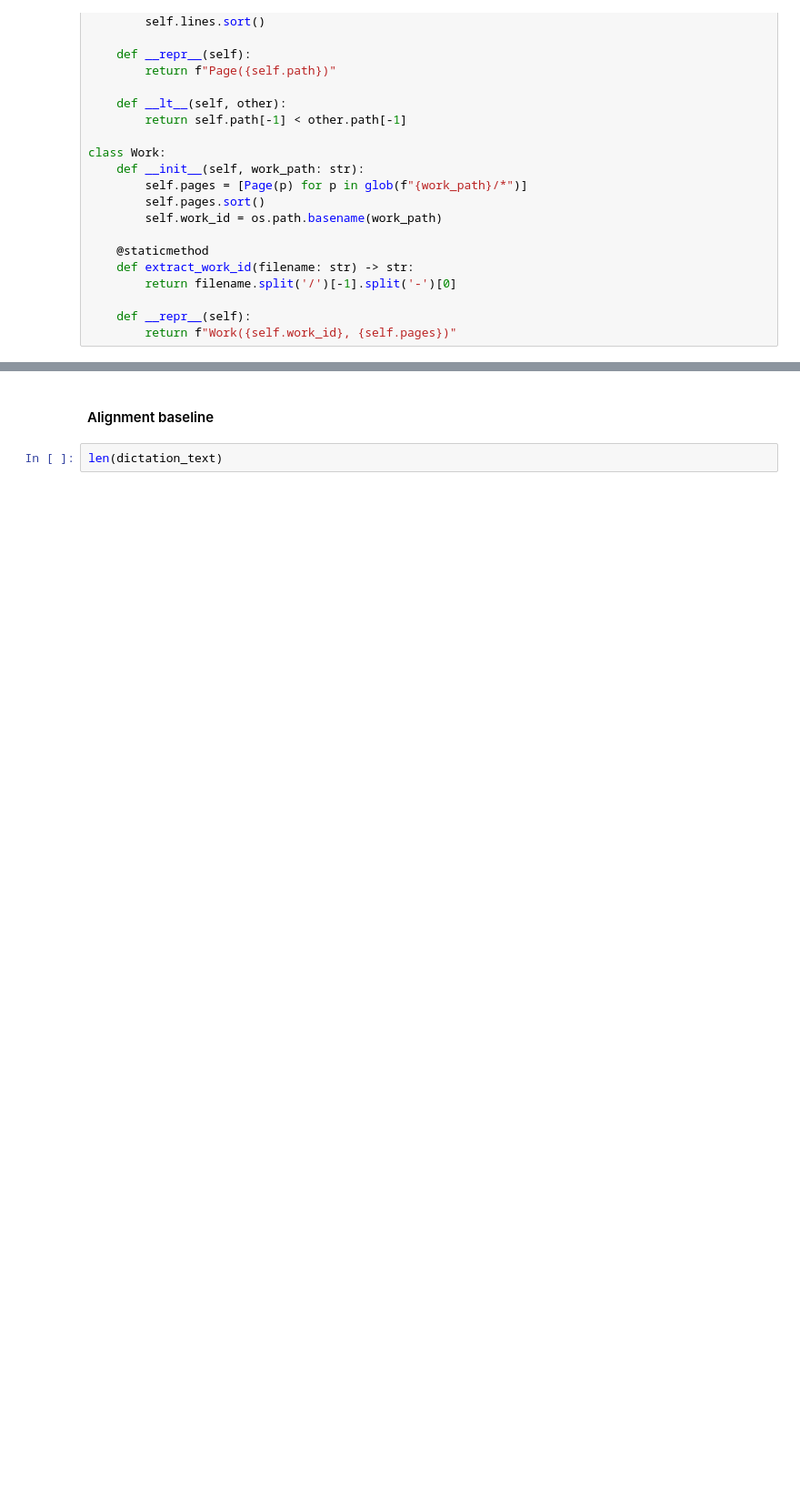
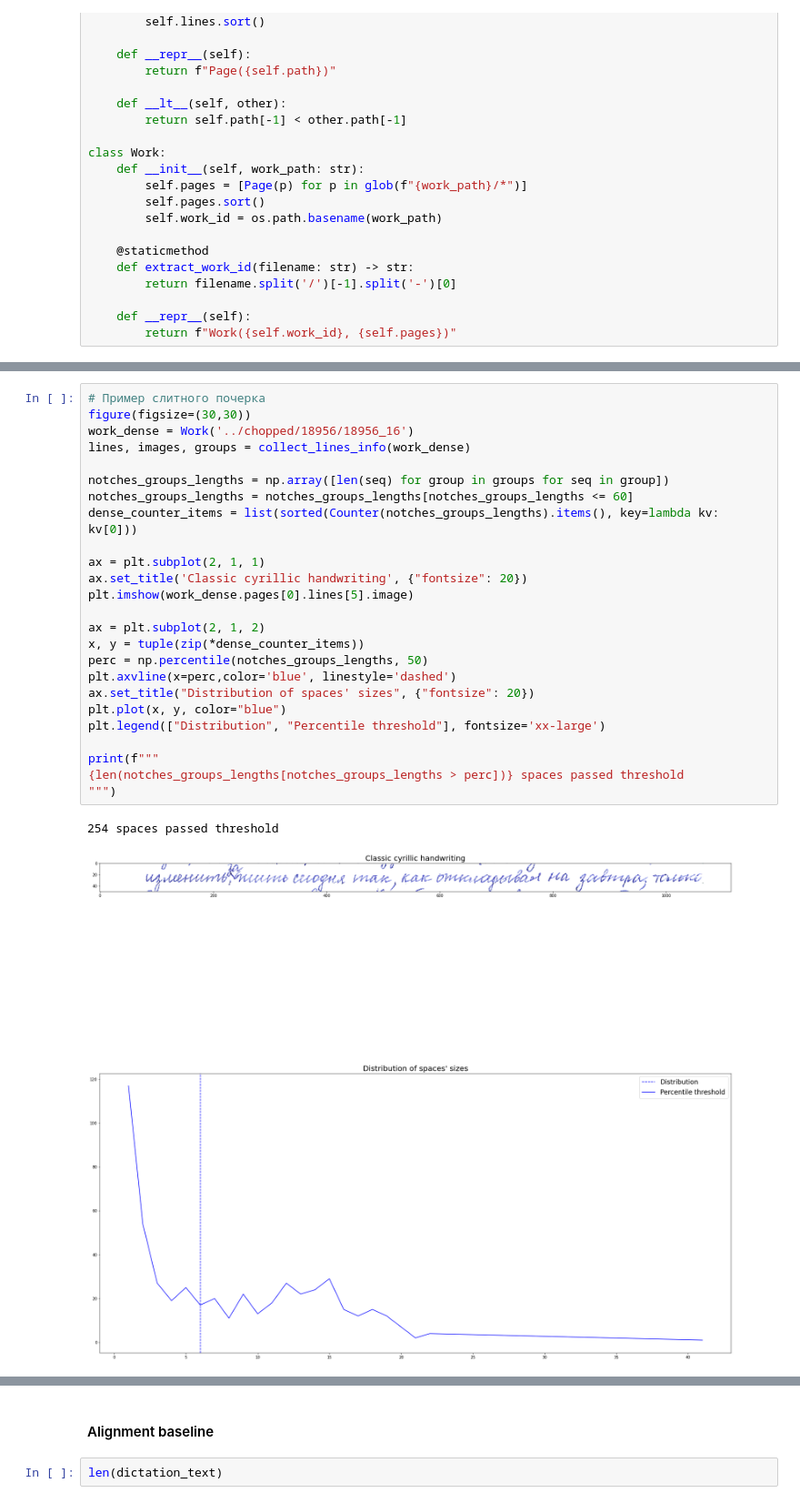
Before and after one commit to EmilNadimanov/disser, a Jupyter notebook: code/WordExtraction.ipynb, the cells around one changed output, grey strips where cells are left out. Shown at 91% size. Saved outputs shown, nothing was run; the diff lists cells and outputs as text; blank space fills up the shorter version.

```diff
--- a/code/WordExtraction.ipynb
+++ b/code/WordExtraction.ipynb
@@ -211,0 +325,28 @@ plt.legend(["Distribution", "Percentile threshold", "Line borders", "Line center
+# %%
+# Пример cлитного почерка
+figure(figsize=(30,30))
+work_dense = Work('../chopped/18956/18956_16')
+lines, images, groups = collect_lines_info(work_dense)
+
+notches_groups_lengths = np.array([len(seq) for group in groups for seq in group])
+notches_groups_lengths = notches_groups_lengths[notches_groups_lengths <= 60]
+dense_counter_items = list(sorted(Counter(notches_groups_lengths).items(), key=lambda kv: kv[0]))
+
+ax = plt.subplot(2, 1, 1)
+ax.set_title('Classic cyrillic handwriting', {"fontsize": 20})
+plt.imshow(work_dense.pages[0].lines[5].image)
+
+ax = plt.subplot(2, 1, 2)
+x, y = tuple(zip(*dense_counter_items))
+perc = np.percentile(notches_groups_lengths, 50)
+plt.axvline(x=perc,color='blue', linestyle='dashed')
+ax.set_title("Distribution of spaces' sizes", {"fontsize": 20})
+plt.plot(x, y, color="blue")
+plt.legend(["Distribution", "Percentile threshold"], fontsize='xx-large')
+
+print(f"""
+{len(notches_groups_lengths[notches_groups_lengths > perc])} spaces passed threshold
+""")
+# %% [output]
+254 spaces passed threshold
+[figure, added]
```
Also changed, not shown: parts of 27 cells of this notebook, 1 other file.
